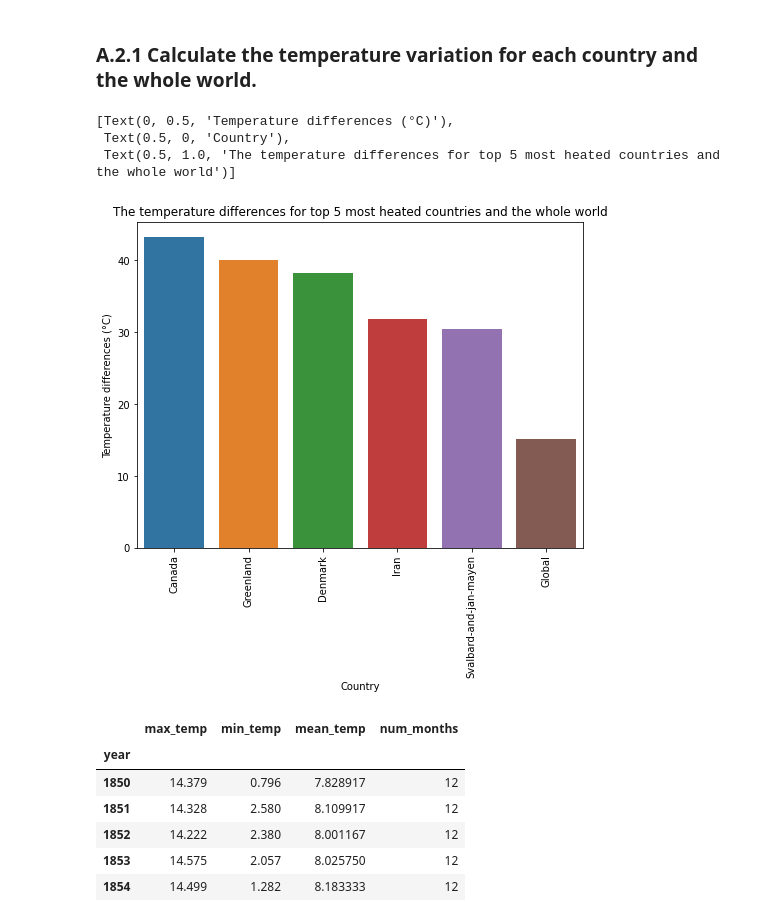
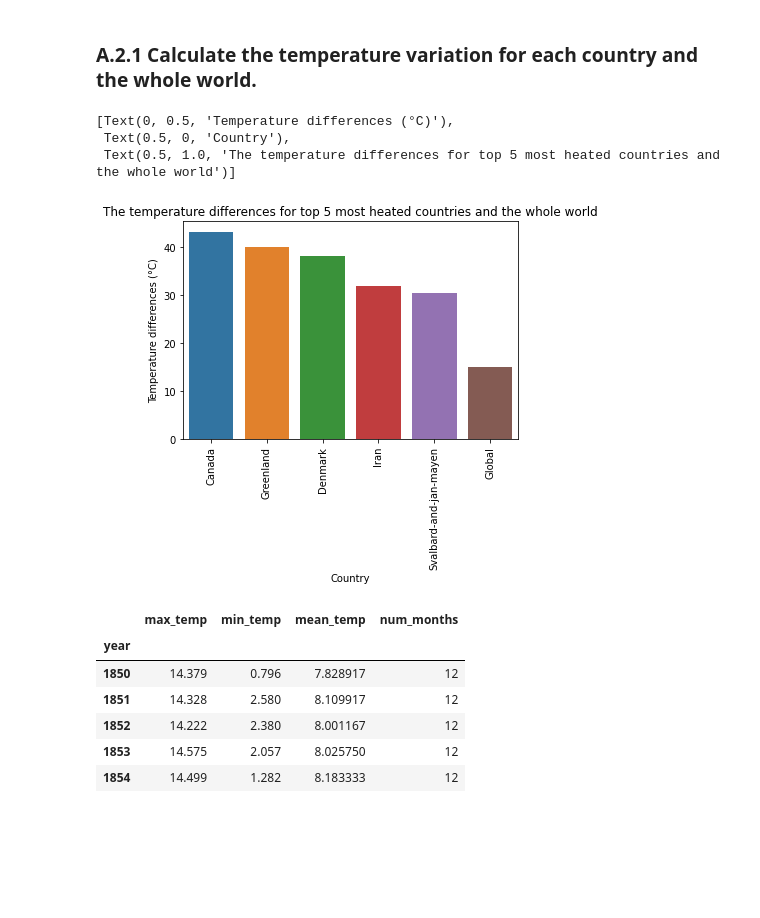
Before and after one commit to nankli/Python_EDA_group_project, a Jupyter notebook: Most_heated_countries_Nan.ipynb, the cells around one changed output. Drawn from its saved outputs; the diff is of its cells as text; code cells hidden in the pictures; blank space fills up the shorter version.

```diff
--- a/Most_heated_countries_Nan.ipynb
+++ b/Most_heated_countries_Nan.ipynb
@@ -153,23 +153,23 @@ tempdata
 # %%
 areas = tempdata['Location'].unique()
 
 diff_list = []
 for area in areas:
     temps = tempdata[tempdata['Location'] == area]['Monthly_temperature']
     diff_list.append(temps.max()-temps.min())
 #rank the list by temperature variation
 diff_list, areas = (list(x) for x in zip(*sorted(zip(diff_list, areas), \
                                                            key=lambda pair: pair[0], reverse=True)))
-plt.figure(figsize=(8,6))
+plt.figure(figsize=(6,4))
 ax = sns.barplot(x = areas, y = diff_list)
 plt.xticks(rotation = 'vertical')
 ax.set(ylabel='Temperature differences (°C)', xlabel = 'Country', \
         title = 'The temperature differences for top 5 most heated countries and the whole world')
 # %% [output]
 [Text(0, 0.5, 'Temperature differences (°C)'),
  Text(0.5, 0, 'Country'),
  Text(0.5, 1.0, 'The temperature differences for top 5 most heated countries and the whole world')]
-[figure, old version]
+[figure, new version]
 # %%
 #group by year for Global Temperature data
 Global_df = tempdata[tempdata['Location'] == 'Global'].groupby('year').agg(
```
Also changed, not shown: parts of 1 cell of this notebook.
